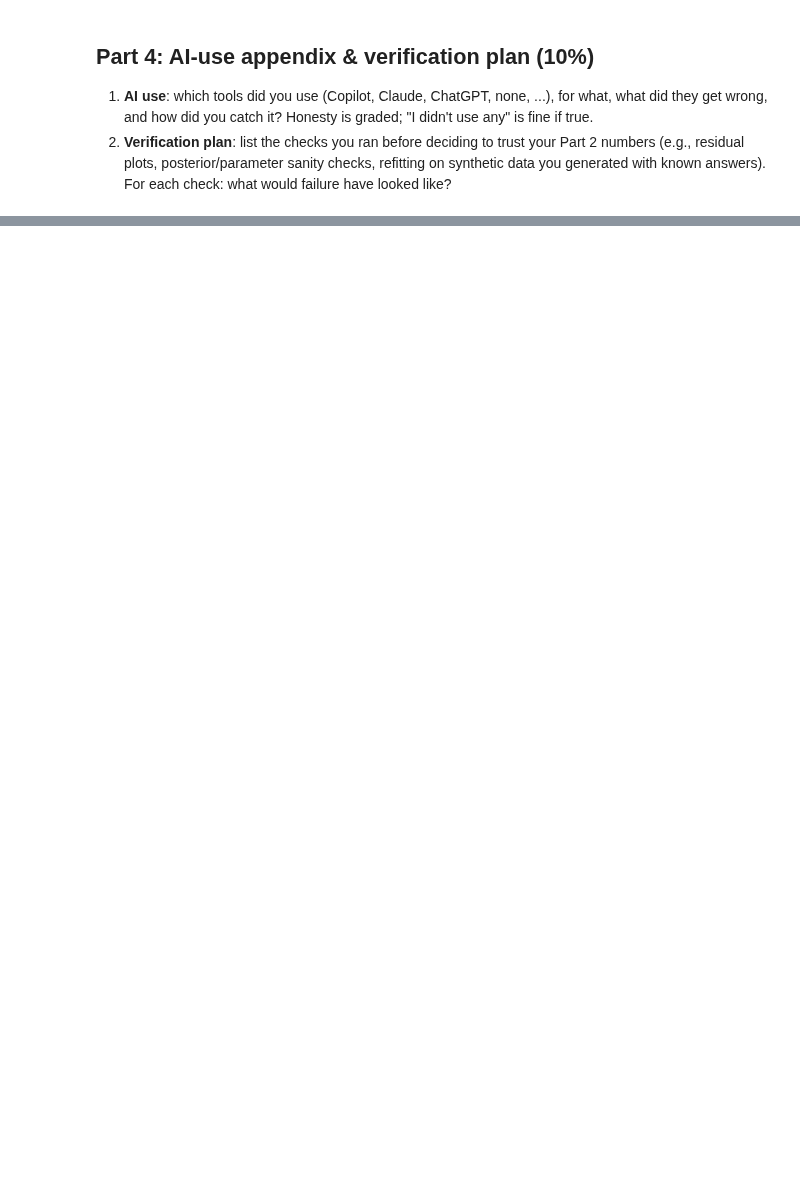
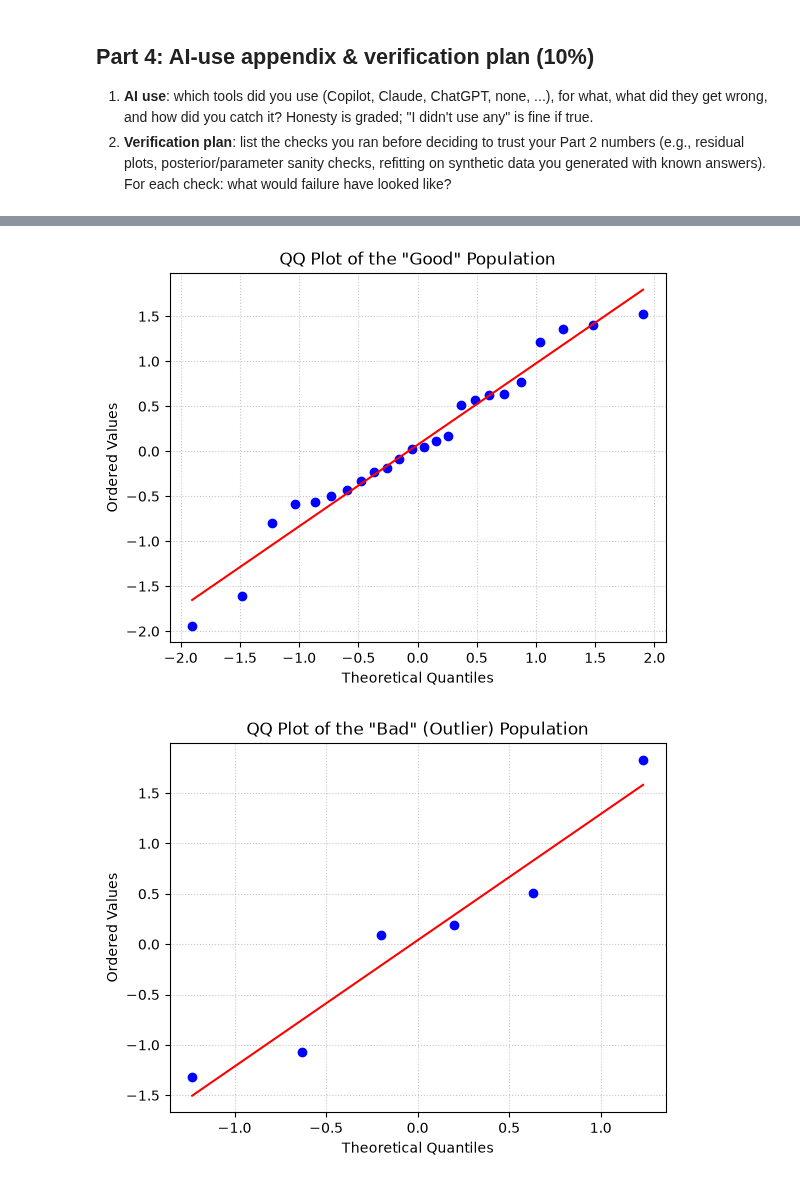
Before and after one commit to gnarayan/ast457_2026_Fall, a Jupyter notebook: submissions/ahuwer2/lab01.ipynb, the cells around one changed output, grey strips where cells are left out. Drawn from its saved outputs; the diff is of its cells as text; code cells hidden in the pictures; blank space fills up the shorter version.

```diff
--- a/submissions/ahuwer2/lab01.ipynb
+++ b/submissions/ahuwer2/lab01.ipynb
@@ -105,0 +360,29 @@ analysis and correct analysis are different things. Referee accordingly.
+# %%
+import scipy.stats as stats
+
+is_good = p_bad < 0.5
+is_bad = p_bad >= 0.5
+
+z_good = (y[is_good] - (m_mix * x[is_good] + b_mix)) / sigma_y[is_good]
+z_bad = (y[is_bad] - Yb_mix) / np.sqrt(Vb_mix + sigma_y[is_bad]**2)
+
+# QQ for good pop
+fig, ax = plt.subplots(1,1)
+stats.probplot(z_good, dist="norm", plot=ax)
+plt.grid(True, alpha=0.7, linestyle=':')
+plt.xlabel('Theoretical Quantiles')
+plt.ylabel('Ordered Values')
+plt.title('QQ Plot of the "Good" Population')
+plt.show()
+
+# QQ for outlier pop
+fig, ax = plt.subplots(1,1)
+stats.probplot(z_bad, dist="norm", plot=ax)
+plt.grid(True, alpha=0.7, linestyle=':')
+plt.xlabel('Theoretical Quantiles')
+plt.ylabel('Ordered Values')
+plt.title('QQ Plot of the "Bad" (Outlier) Population')
+plt.show()
+# %% [output]
+[figure, added]
+[figure, added]
```
Also changed, not shown: parts of 14 cells of this notebook.
